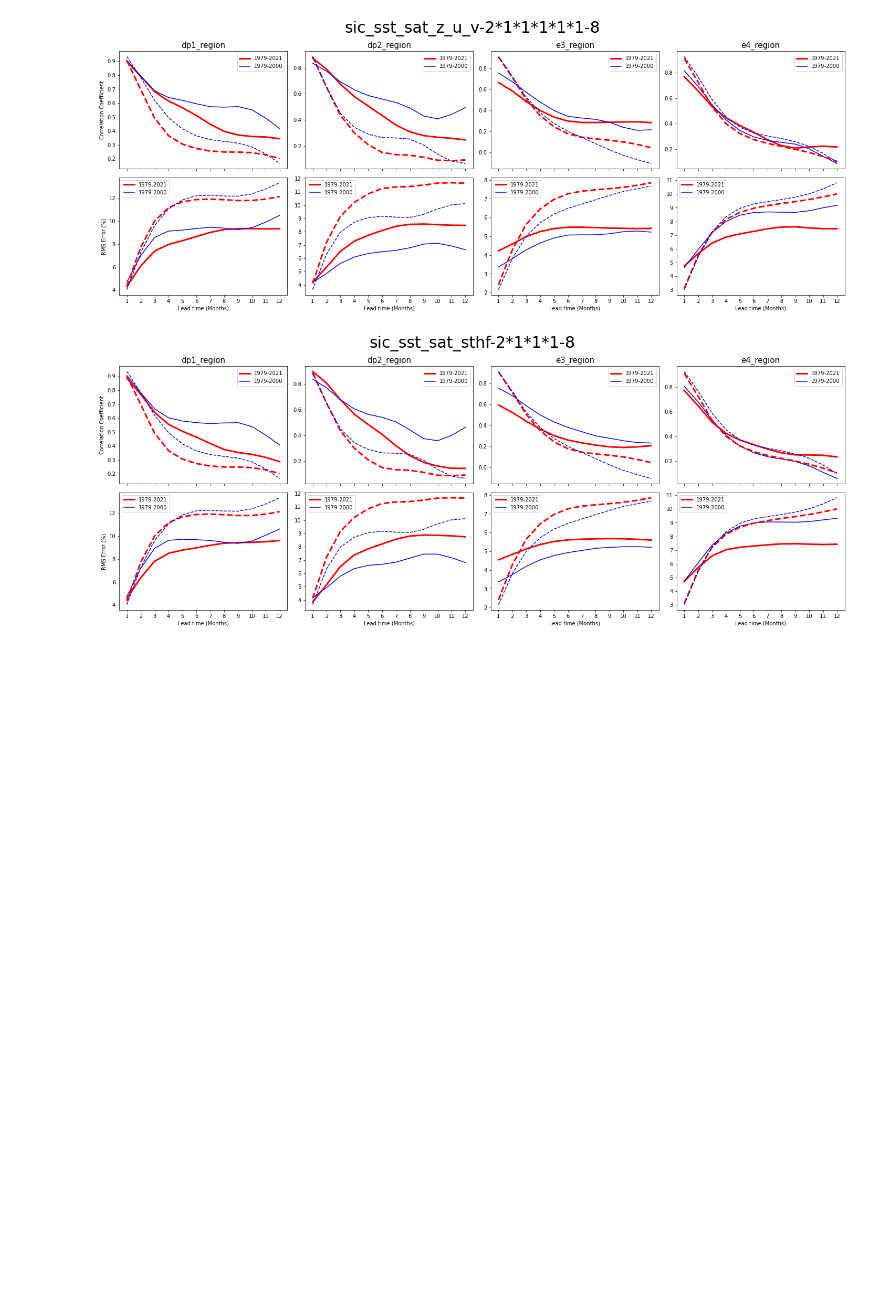
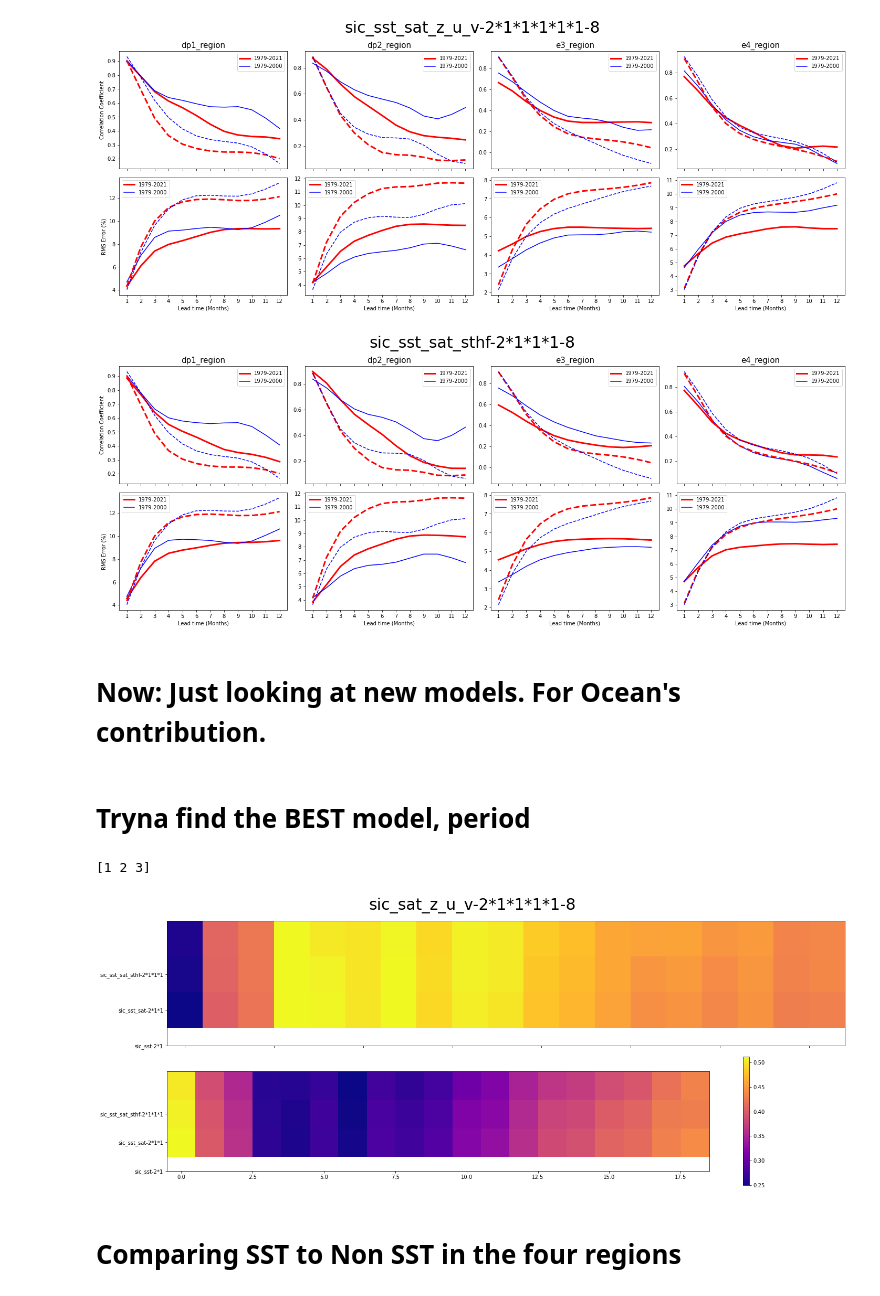
Before and after one commit to bernardw11/seaice_forecasts, a Jupyter notebook: new_model_findings.ipynb, the cells around one changed output. Drawn from its saved outputs; the diff is of its cells as text; code cells hidden in the pictures; blank space fills up the shorter version.

```diff
--- a/new_model_findings.ipynb
+++ b/new_model_findings.ipynb
@@ -285,0 +281,4 @@ a = b = c = d = np.zeros(12)
+# %% [markdown]
+# Now: Just looking at new models. For Ocean's contribution.
+# %% [markdown]
+# Tryna find the BEST model, period
@@ -285,0 +300,50 @@ a = b = c = d = np.zeros(12)
+# %%
+def assess_all_models(matrix_type, region, f_names):
+    fig, axs = plt.subplots(2, 1, sharex=True, sharey=True)
+    fig.set_figheight(8)
+    fig.set_figwidth(20)
+    fig.suptitle(model_name, fontsize=30)
+
+    all_mean_corrs = []
+    all_mean_rmses = []
+    # loop through every different model you've completely finished running
+    for f_name in f_names:
+        # get all 1-20 modes of a certain model
+        model_names_list = [f'{f_name}-{str(i)}' for i in range(1, 20)]
+        mc, mr = list_avg_corrs(matrix_type, region, model_names_list)
+        all_mean_corrs.append(mc)
+        all_mean_rmses.append(mr)
+
+    im1 = axs[0].imshow(all_mean_corrs, cmap='plasma')
+    plt.colorbar(im1)
+    im2 = axs[1].imshow(all_mean_rmses, cmap='plasma')
+
+    #plt.colorbar(im2)
+
+
+    # draw gridlines
+#     axs[0].grid(which='major', axis='both', linestyle='-', color='k', linewidth=2)
+    # ax.set_xticks(np.arange(-.5, 10, 1));
+
+
+#     mode_ticks = np.arange(1, 20)
+#     print(mode_ticks)
+#     axs[0].set_xticks(mode_ticks, labels = mode_ticks)
+#     axs[1].set_xticks(mode_ticks, labels = mode_ticks)
+    file_number_ticks = np.arange(1, len(f_names) + 1)
+    print(file_number_ticks)
+    axs[0].set_yticks(file_number_ticks, labels=f_names)
+    axs[1].set_yticks(file_number_ticks)
+
+#     plt.setp(ax.get_xticklabels(), rotation=45, ha="right",
+#          rotation_mode="anchor")
+
+    plt.tight_layout()
+# %%
+completely_ran_models = ['sic_sst_sat_sthf-2*1*1*1', 'sic_sst_sat-2*1*1', 'sic_sst-2*1']
+assess_all_models('cross', 'dp1_region', completely_ran_models)
+# %% [output]
+[1 2 3]
+[figure, added]
+# %% [markdown]
+# Comparing SST to Non SST in the four regions
```
Also changed, not shown: parts of 10 cells of this notebook, 9 other files.
